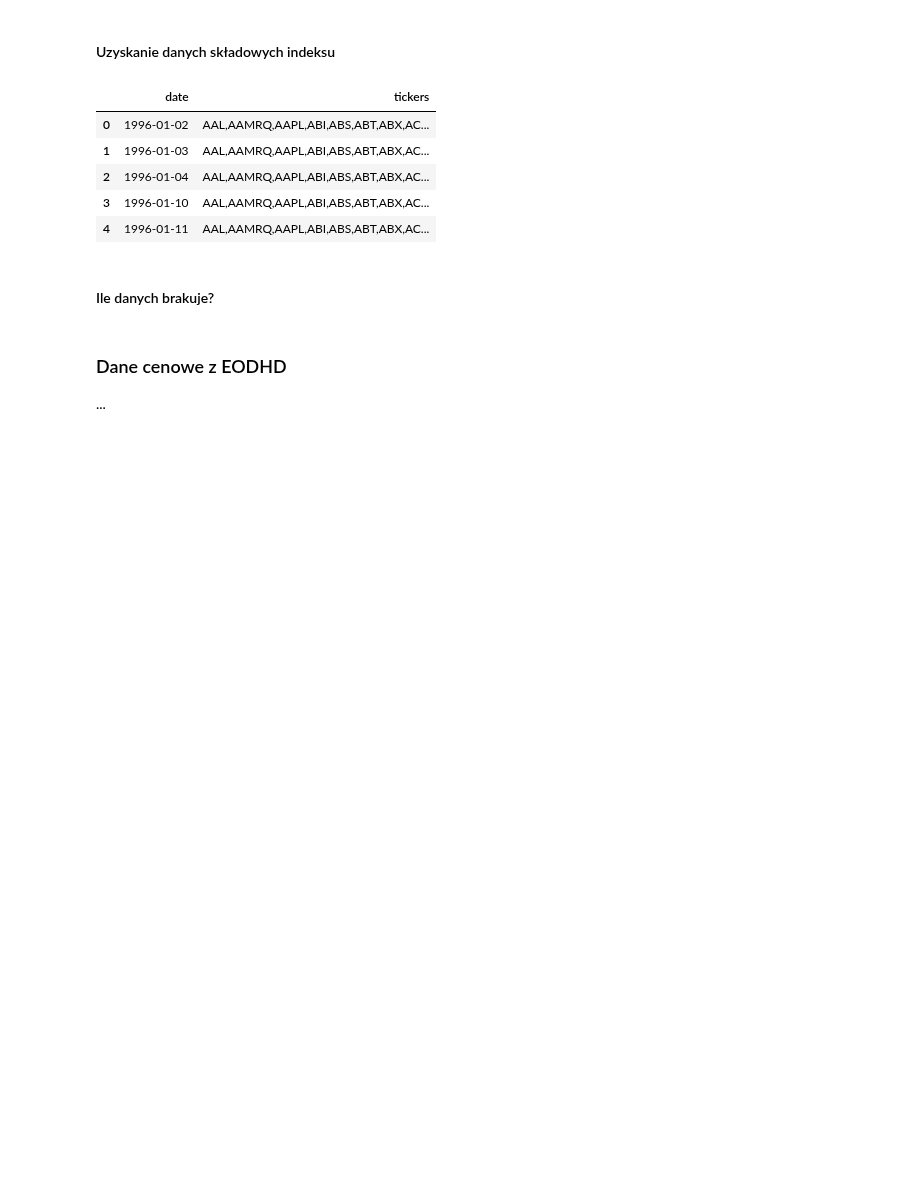
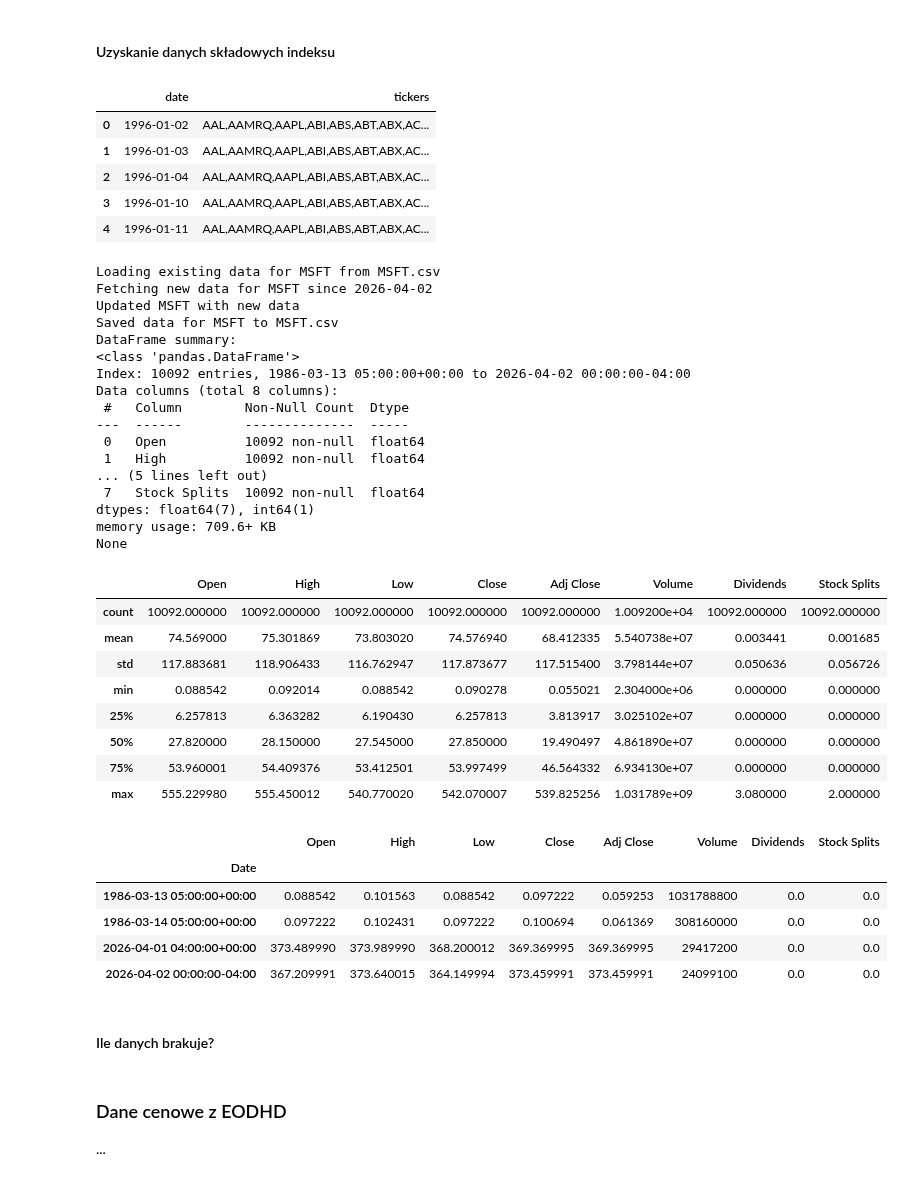
Before and after one commit to MichaelL200/data-driven-stock-portfolio-selection, a Jupyter notebook: notebooks/main.ipynb, the cells around one changed output. Cells and saved outputs as stored; diff of their text form; code cells hidden in the pictures; blank space fills up the shorter version.

```diff
--- a/notebooks/main.ipynb
+++ b/notebooks/main.ipynb
@@ -629,6 +643,42 @@ sp500_components.head()
 | 2 | 1996-01-04 | AAL,AAMRQ,AAPL,ABI,ABS,ABT,ABX,AC... |
 | 3 | 1996-01-10 | AAL,AAMRQ,AAPL,ABI,ABS,ABT,ABX,AC... |
 | 4 | 1996-01-11 | AAL,AAMRQ,AAPL,ABI,ABS,ABT,ABX,AC... |
+# %%
+microsoft = dataset.YahooFinance.get_ticker_data_incremential("MSFT", save_csv=True)
+plots.summarize_df(microsoft)
+# %% [output]
+Loading existing data for MSFT from MSFT.csv
+Fetching new data for MSFT since 2026-04-02
+Updated MSFT with new data
+Saved data for MSFT to MSFT.csv
+DataFrame summary:
+<class 'pandas.DataFrame'>
+Index: 10092 entries, 1986-03-13 05:00:00+00:00 to 2026-04-02 00:00:00-04:00
+Data columns (total 8 columns):
+ #   Column        Non-Null Count  Dtype
+---  ------        --------------  -----
+ 0   Open          10092 non-null  float64
+ 1   High          10092 non-null  float64
+... (5 lines left out)
+ 7   Stock Splits  10092 non-null  float64
+dtypes: float64(7), int64(1)
+memory usage: 709.6+ KB
+None
+|  | Open | High | Low | Close | Adj Close | Volume | Dividends | Stock Splits |
+| count | 10092.000000 | 10092.000000 | 10092.000000 | 10092.000000 | 10092.000000 | 1.009200e+04 | 10092.000000 | 10092.000000 |
+| mean | 74.569000 | 75.301869 | 73.803020 | 74.576940 | 68.412335 | 5.540738e+07 | 0.003441 | 0.001685 |
+| std | 117.883681 | 118.906433 | 116.762947 | 117.873677 | 117.515400 | 3.798144e+07 | 0.050636 | 0.056726 |
+| min | 0.088542 | 0.092014 | 0.088542 | 0.090278 | 0.055021 | 2.304000e+06 | 0.000000 | 0.000000 |
+| 25% | 6.257813 | 6.363282 | 6.190430 | 6.257813 | 3.813917 | 3.025102e+07 | 0.000000 | 0.000000 |
+| 50% | 27.820000 | 28.150000 | 27.545000 | 27.850000 | 19.490497 | 4.861890e+07 | 0.000000 | 0.000000 |
+| 75% | 53.960001 | 54.409376 | 53.412501 | 53.997499 | 46.564332 | 6.934130e+07 | 0.000000 | 0.000000 |
+| max | 555.229980 | 555.450012 | 540.770020 | 542.070007 | 539.825256 | 1.031789e+09 | 3.080000 | 2.000000 |
+|  | Open | High | Low | Close | Adj Close | Volume | Dividends | Stock Splits |
+| Date |  |  |  |  |  |  |  |  |
+| 1986-03-13 05:00:00+00:00 | 0.088542 | 0.101563 | 0.088542 | 0.097222 | 0.059253 | 1031788800 | 0.0 | 0.0 |
+| 1986-03-14 05:00:00+00:00 | 0.097222 | 0.102431 | 0.097222 | 0.100694 | 0.061369 | 308160000 | 0.0 | 0.0 |
+| 2026-04-01 04:00:00+00:00 | 373.489990 | 373.989990 | 368.200012 | 369.369995 | 369.369995 | 29417200 | 0.0 | 0.0 |
+| 2026-04-02 00:00:00-04:00 | 367.209991 | 373.640015 | 364.149994 | 373.459991 | 373.459991 | 24099100 | 0.0 | 0.0 |
 # %% [markdown]
 #### Ile danych brakuje?
 # %%
```
Also changed, not shown: parts of 9 cells of this notebook, 1 other file.
